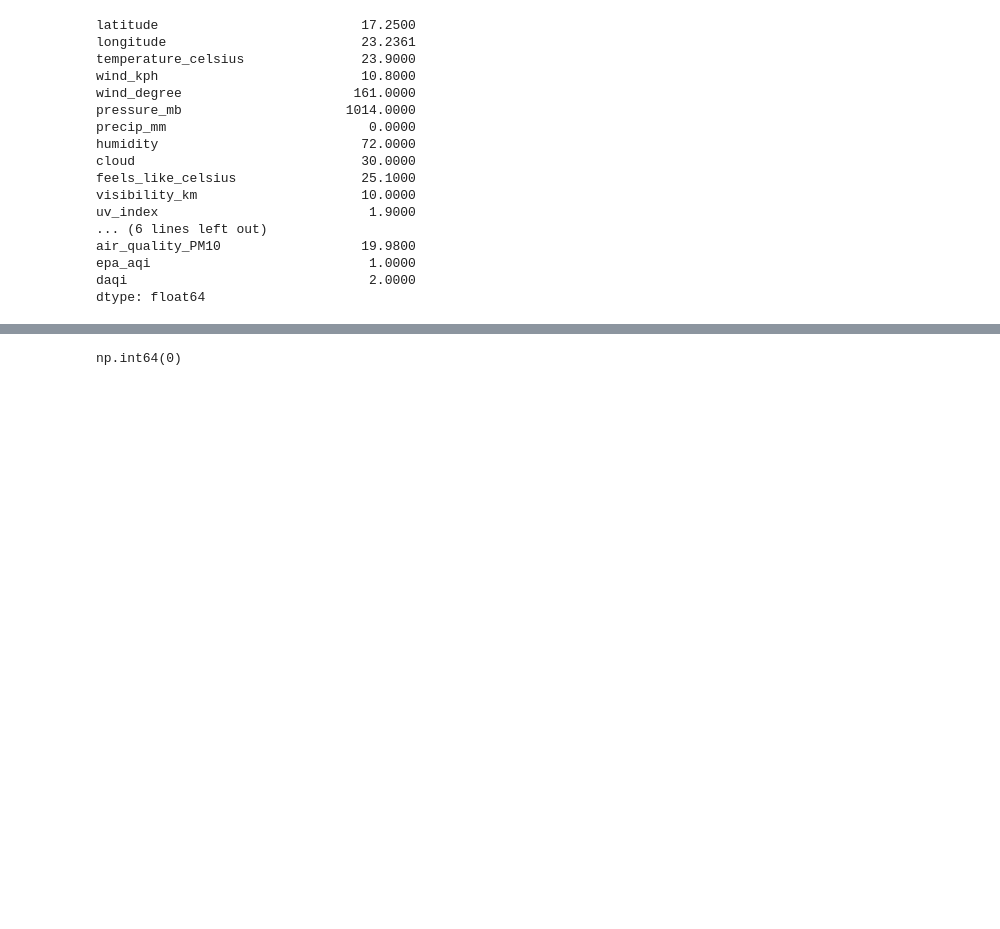
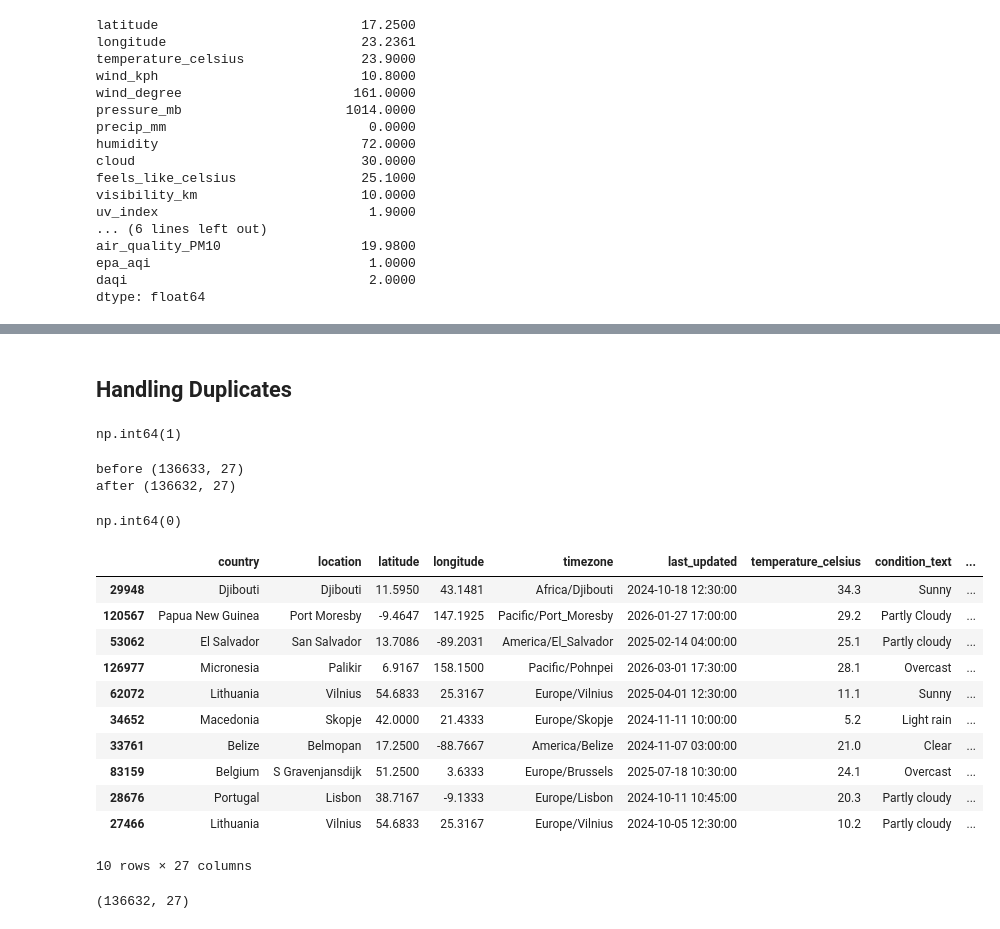
Before and after one commit to fitha123k/Weather-Data-Analysis-, a Jupyter notebook: project.ipynb, the cells around one changed output, grey strips where cells are left out. Cells and saved outputs as stored; diff of their text form; code cells hidden in the pictures; blank space fills up the shorter version.

```diff
--- a/project.ipynb
+++ b/project.ipynb
@@ -605,4 +595,36 @@ after (136632, 27)
-# %%
-df.duplicated().sum()
-# %% [output]
-np.int64(0)
+# %% [markdown]
+## Handling Duplicates
+# %%
+df.duplicated().sum()
+# %% [output]
+np.int64(1)
+# %%
+print('before',df.shape)
+df=df.drop_duplicates()
+print('after',df.shape)
+# %% [output]
+before (136633, 27)
+after (136632, 27)
+# %%
+df.duplicated().sum()
+# %% [output]
+np.int64(0)
+# %%
+df.sample(10)
+# %% [output]
+|  | country | location | latitude | longitude | timezone | last_updated | temperature_celsius | condition_text | ... |
+| 29948 | Djibouti | Djibouti | 11.5950 | 43.1481 | Africa/Djibouti | 2024-10-18 12:30:00 | 34.3 | Sunny | ... |
+| 120567 | Papua New Guinea | Port Moresby | -9.4647 | 147.1925 | Pacific/Port_Moresby | 2026-01-27 17:00:00 | 29.2 | Partly Cloudy | ... |
+| 53062 | El Salvador | San Salvador | 13.7086 | -89.2031 | America/El_Salvador | 2025-02-14 04:00:00 | 25.1 | Partly cloudy | ... |
+| 126977 | Micronesia | Palikir | 6.9167 | 158.1500 | Pacific/Pohnpei | 2026-03-01 17:30:00 | 28.1 | Overcast | ... |
+| 62072 | Lithuania | Vilnius | 54.6833 | 25.3167 | Europe/Vilnius | 2025-04-01 12:30:00 | 11.1 | Sunny | ... |
+| 34652 | Macedonia | Skopje | 42.0000 | 21.4333 | Europe/Skopje | 2024-11-11 10:00:00 | 5.2 | Light rain | ... |
+| 33761 | Belize | Belmopan | 17.2500 | -88.7667 | America/Belize | 2024-11-07 03:00:00 | 21.0 | Clear | ... |
+| 83159 | Belgium | S Gravenjansdijk | 51.2500 | 3.6333 | Europe/Brussels | 2025-07-18 10:30:00 | 24.1 | Overcast | ... |
+| 28676 | Portugal | Lisbon | 38.7167 | -9.1333 | Europe/Lisbon | 2024-10-11 10:45:00 | 20.3 | Partly cloudy | ... |
+| 27466 | Lithuania | Vilnius | 54.6833 | 25.3167 | Europe/Vilnius | 2024-10-05 12:30:00 | 10.2 | Partly cloudy | ... |
+10 rows × 27 columns
+# %%
+df.shape
+# %% [output]
+(136632, 27)
```
Also changed, not shown: parts of 34 cells of this notebook, 1 other file.
